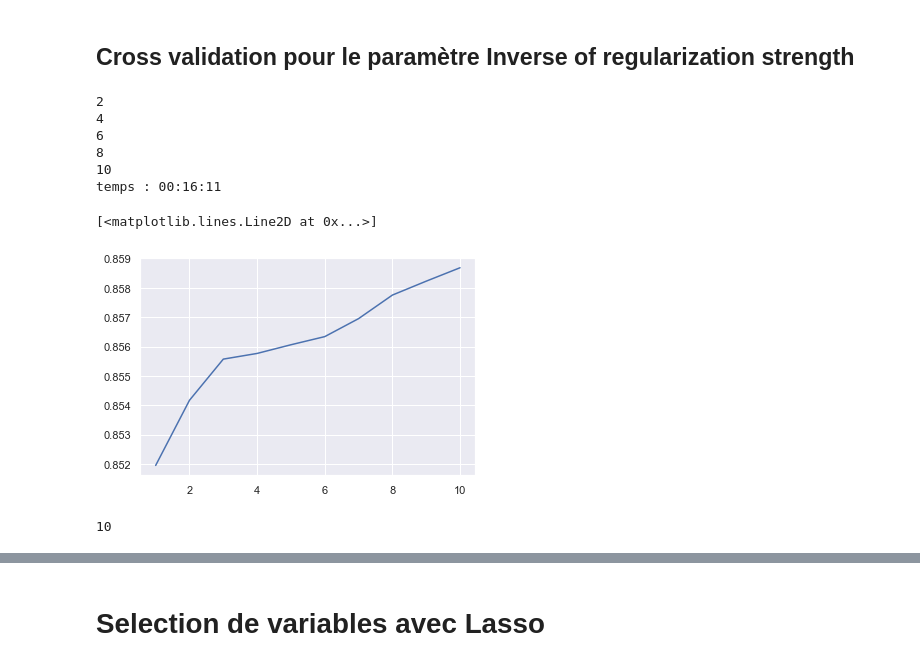
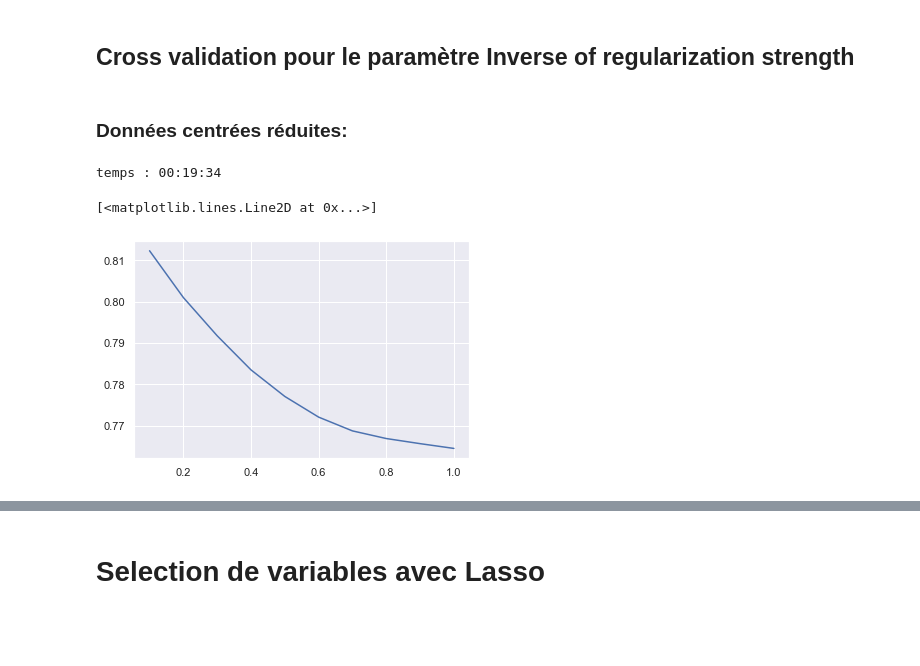
Before and after one commit to DataCampM2DSSAF/suivi-du-data-camp-ghoul_boubekeur_davidas, a Jupyter notebook: projet_data_camp_fraud_anthony.ipynb, the cells around one changed output, grey strips where cells are left out. Cells and saved outputs as stored; diff of their text form; code cells hidden in the pictures; blank space fills up the shorter version.

```diff
--- a/projet_data_camp_fraud_anthony.ipynb
+++ b/projet_data_camp_fraud_anthony.ipynb
@@ -690,0 +537,13 @@ On peu constater qu'avec une 10 fold cross validation on obtient un auc allant j
+# %%
+'''
+n=len(corr.columns)
+for i in range(n):
+    for j in range(i+1,n):
+        if corr.iloc[i,j]>0.7:
+            print(i,j)
+
+from sklearn.preprocessing import StandardScaler
+data = X_sub_label
+scaler = StandardScaler()
+test = scaler.fit_transform(data)
+'''
@@ -732,43 +583,33 @@ temps : 00:01:02
 On peut voir qu'avec le one hot encoding le temps de calcul est moindre qu'avec le label encoding. De plus, les performence au niveau de l'auc sont meilleures.
 # %% [markdown]
 ## Cross validation pour le paramètre Inverse of regularization strength
-# %%
-random.seed(2)
-train_sub0 = train[train["isFraud"]==0].sample(n=28500)
-train_sub1 = train[train["isFraud"]==1].sample(n=1500)
-train_sub = train_sub0.append(train_sub1)
-X_sub = train_sub[col_num]
-Y_sub = train_sub["isFraud"]
-X_sub = X_sub.loc[:, X_sub.columns != "isFraud"]
-X_sub = X_sub.fillna(X_sub.median())
 # %%
 X_sub_ohe = X_sub.reset_index(drop=True)
 for i in col_non_num:
     X_sub_ohe = X_sub_ohe.join(onehot(train_sub[i],i))
+# %% [markdown]
+### Données centrées réduites:
+# %%
+scaler = StandardScaler()
+X_sub_sc = scaler.fit_transform(X_sub_ohe)
 # %%
-X_sub_train, X_sub_test, y_sub_train, y_sub_test = train_test_split(X_sub_ohe, Y_sub, test_size=0.33, random_state=42)
+X_sub_train_sc, X_sub_test_sc, y_sub_train_sc, y_sub_test_sc = train_test_split(X_sub_sc, Y_sub, test_size=0.33,
+                                                                                random_state=42)
 # %%
 pred = []
 tstart = time.time()
-for i in range(1,11):
+t = np.arange(0.1,1.1,0.1)
+for i in t:
     if(i%2==0): print(i)
-    log = LogisticRegression(solver ='liblinear', penalty = 'l1', C=1/i, random_state=0).fit(X_sub_train, y_sub_train)
-    pred_train = log.predict_proba(X_sub_test)
-    pred.append(roc_auc_score(y_sub_test, pred_train[:, 1]))
+    log = LogisticRegression(solver ='liblinear', penalty = 'l1', C=i, random_state=0).fit(X_sub_train_sc,
+                                                                                           y_sub_train_sc)
+    pred_train = log.predict_proba(X_sub_test_sc)
+    pred.append(roc_auc_score(y_sub_test_sc, pred_train[:, 1]))
 tend = time.time()
 temps(tend-tstart)
 
-plt.plot(range(1,11),pred)
+plt.plot(t,pred)
 # %% [output]
-2
-4
-6
-8
-10
-temps : 00:16:11
+temps : 00:19:34
 [<matplotlib.lines.Line2D at 0x...>]
-[figure, old version]
+[figure, new version]
-# %%
-np.argmax(pred)+1
-# %% [output]
-10
```
Also changed, not shown: parts of 81 cells of this notebook.
